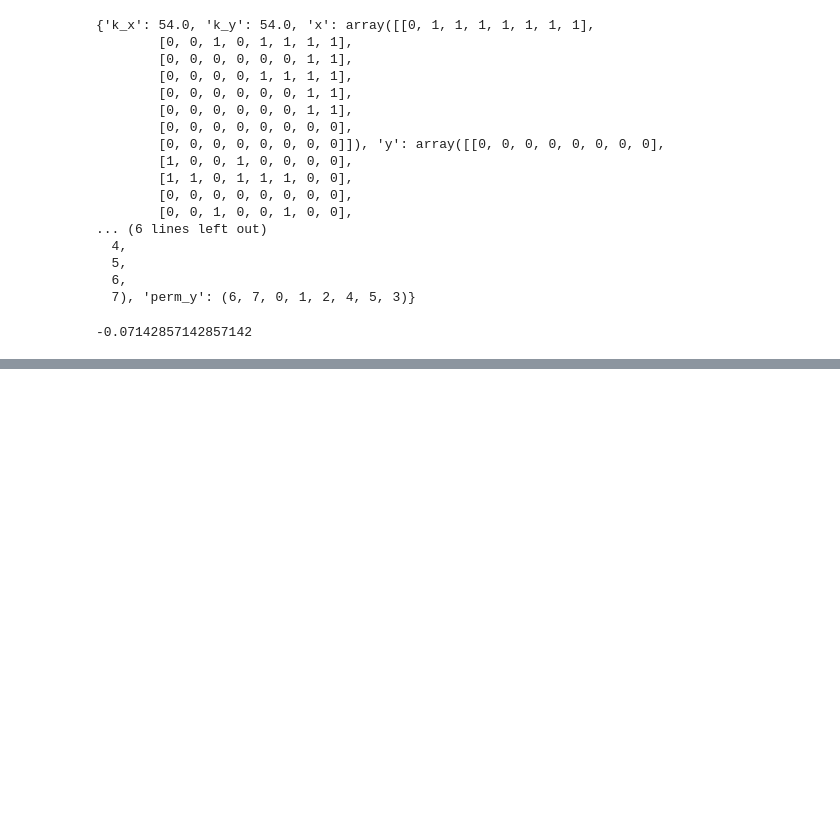
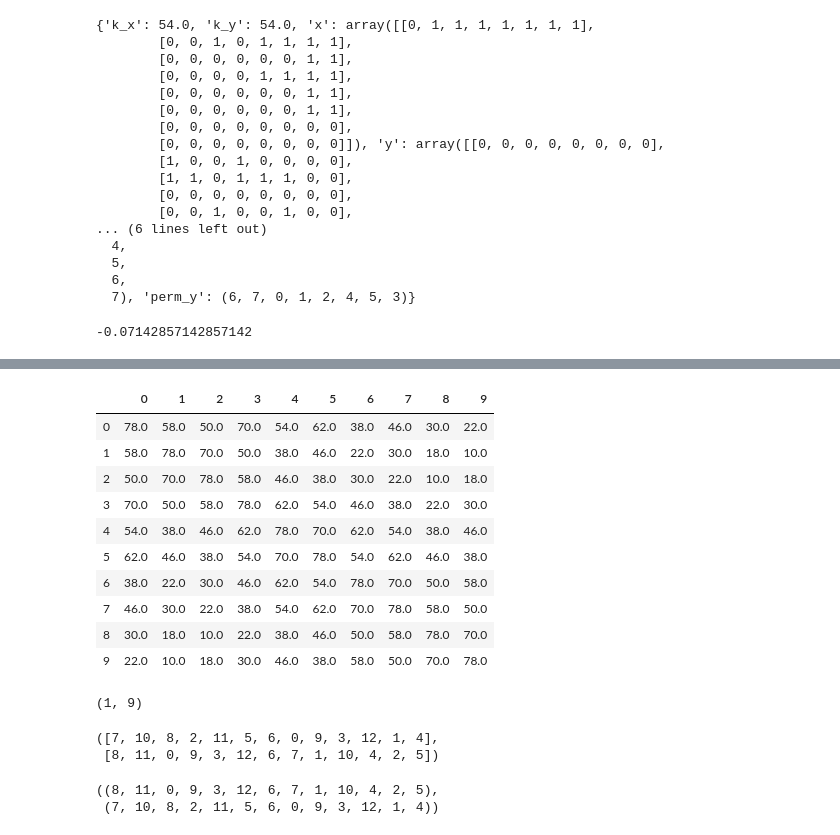
Before and after one commit to IGARDS/rankability_toolbox, a Jupyter notebook: examples.ipynb, the cells around one changed output, grey strips where cells are left out. Cells and saved outputs as stored; diff of their text form; code cells hidden in the pictures; blank space fills up the shorter version.

```diff
--- a/examples.ipynb
+++ b/examples.ipynb
@@ -283,0 +653,29 @@ tau
+# %%
+results = pd.DataFrame(ncons-ndiss)
+results
+# %% [output]
+|  | 0 | 1 | 2 | 3 | 4 | 5 | 6 | 7 | 8 | 9 |
+| 0 | 78.0 | 58.0 | 50.0 | 70.0 | 54.0 | 62.0 | 38.0 | 46.0 | 30.0 | 22.0 |
+| 1 | 58.0 | 78.0 | 70.0 | 50.0 | 38.0 | 46.0 | 22.0 | 30.0 | 18.0 | 10.0 |
+| 2 | 50.0 | 70.0 | 78.0 | 58.0 | 46.0 | 38.0 | 30.0 | 22.0 | 10.0 | 18.0 |
+| 3 | 70.0 | 50.0 | 58.0 | 78.0 | 62.0 | 54.0 | 46.0 | 38.0 | 22.0 | 30.0 |
+| 4 | 54.0 | 38.0 | 46.0 | 62.0 | 78.0 | 70.0 | 62.0 | 54.0 | 38.0 | 46.0 |
+| 5 | 62.0 | 46.0 | 38.0 | 54.0 | 70.0 | 78.0 | 54.0 | 62.0 | 46.0 | 38.0 |
+| 6 | 38.0 | 22.0 | 30.0 | 46.0 | 62.0 | 54.0 | 78.0 | 70.0 | 50.0 | 58.0 |
+| 7 | 46.0 | 30.0 | 22.0 | 38.0 | 54.0 | 62.0 | 70.0 | 78.0 | 58.0 | 50.0 |
+| 8 | 30.0 | 18.0 | 10.0 | 22.0 | 38.0 | 46.0 | 50.0 | 58.0 | 78.0 | 70.0 |
+| 9 | 22.0 | 10.0 | 18.0 | 30.0 | 46.0 | 38.0 | 58.0 | 50.0 | 70.0 | 78.0 |
+# %%
+results.stack().idxmin()
+# %% [output]
+(1, 9)
+# %%
+full_P[1],full_P[9]
+# %% [output]
+([7, 10, 8, 2, 11, 5, 6, 0, 9, 3, 12, 1, 4],
+ [8, 11, 0, 9, 3, 12, 6, 7, 1, 10, 4, 2, 5])
+# %%
+details_two_distant['perm_x'],details_two_distant['perm_y']
+# %% [output]
+((8, 11, 0, 9, 3, 12, 6, 7, 1, 10, 4, 2, 5),
+ (7, 10, 8, 2, 11, 5, 6, 0, 9, 3, 12, 1, 4))
```
Also changed, not shown: parts of 101 cells of this notebook, 3 other files.
